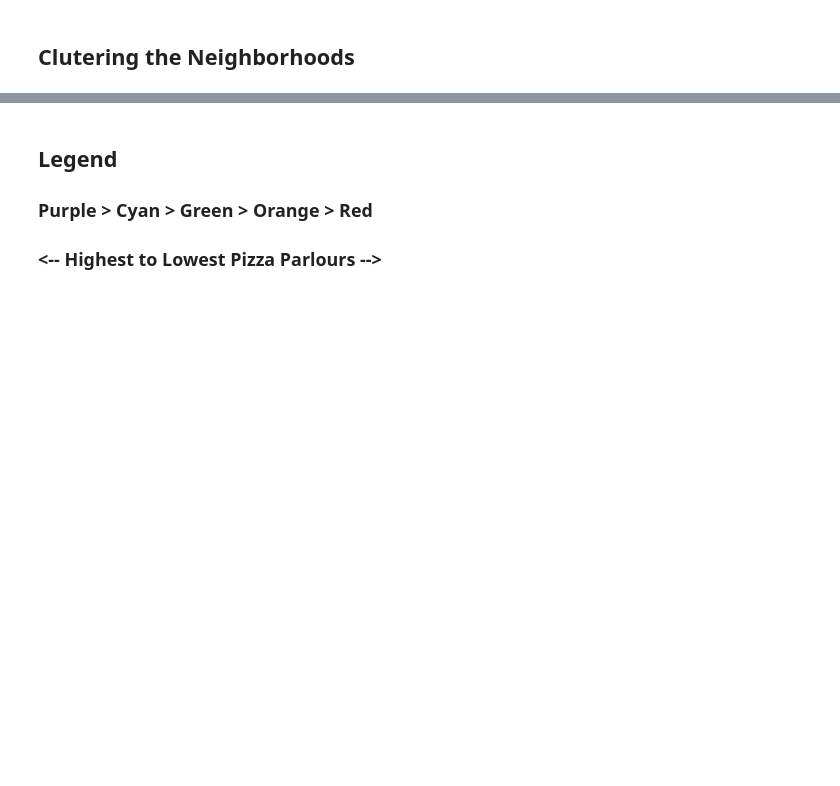
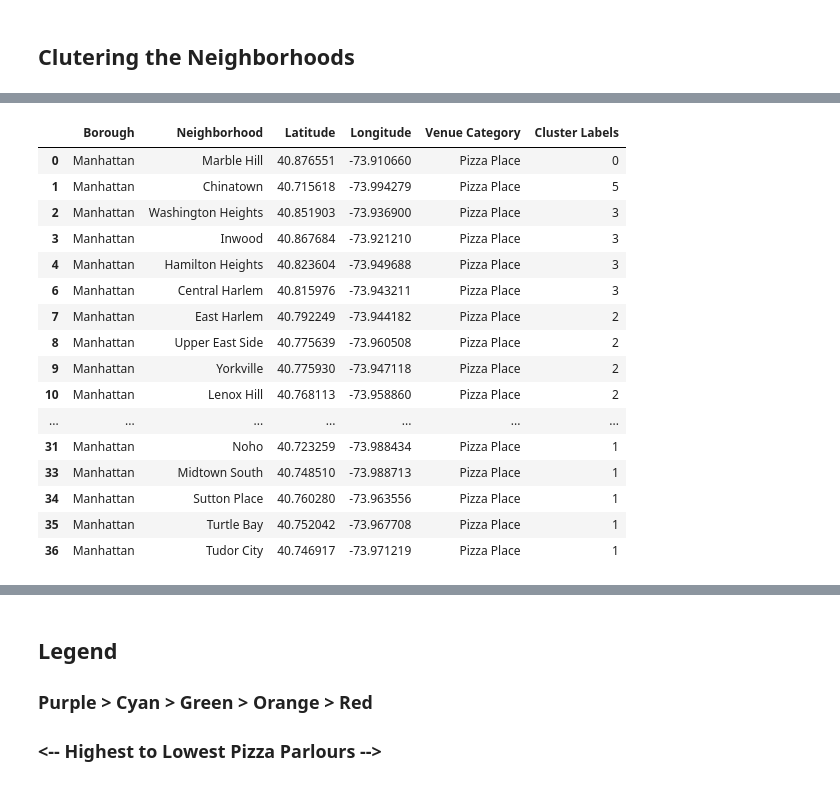
Before and after one commit to FilipKotar/Coursera_Capstone, a Jupyter notebook: Quality of Life in Manhattan Project.ipynb, the cells around one changed output, grey strips where cells are left out. Saved outputs shown, nothing was run; the diff lists cells and outputs as text; code cells hidden in the pictures; blank space fills up the shorter version.

```diff
--- a/Quality of Life in Manhattan Project.ipynb
+++ b/Quality of Life in Manhattan Project.ipynb
@@ -296,24 +278,43 @@ array([0, 5, 4, 4, 4, 4, 2, 2, 2, 2, 2, 2, 2, 3, 3, 3, 3, 3, 3, 1, 1, 1,
 # %%
 # add clustering labels
 #neighborhood_pizza_sorted = pd.DataFrame(pizzaFrequencies[['Neighborhood', 'Venue Category']])
 
 pizza_places_sorted = pizza_places.drop_duplicates()
 pizza_places_sorted.insert(0, 'Cluster Labels', kmeans.labels_)
 
 manhattan_merged = manhattan_data
 
 # merge toronto_grouped with toronto_data to add latitude/longitude for each neighborhood
 manhattan_merged = manhattan_merged.join(pizza_places_sorted.set_index('Neighborhood'), on='Neighborhood')
 
 
 # For some reason I need to convert the 'Cluster Labels' column to integer so these next four lines will do that
 clean_merge = manhattan_merged.dropna(subset=['Borough', 'Cluster Labels'])
 
 int_CL = pd.DataFrame(clean_merge[ 'Cluster Labels' ], dtype=int)
 
 drop_CL = clean_merge.drop(['Cluster Labels'], axis=1)
 
 clusters = pd.concat([drop_CL, int_CL], axis=1)
+clusters
+# %% [output]
+|  | Borough | Neighborhood | Latitude | Longitude | Venue Category | Cluster Labels |
+| 0 | Manhattan | Marble Hill | 40.876551 | -73.910660 | Pizza Place | 0 |
+| 1 | Manhattan | Chinatown | 40.715618 | -73.994279 | Pizza Place | 5 |
+| 2 | Manhattan | Washington Heights | 40.851903 | -73.936900 | Pizza Place | 3 |
+| 3 | Manhattan | Inwood | 40.867684 | -73.921210 | Pizza Place | 3 |
+| 4 | Manhattan | Hamilton Heights | 40.823604 | -73.949688 | Pizza Place | 3 |
+| 6 | Manhattan | Central Harlem | 40.815976 | -73.943211 | Pizza Place | 3 |
+| 7 | Manhattan | East Harlem | 40.792249 | -73.944182 | Pizza Place | 2 |
+| 8 | Manhattan | Upper East Side | 40.775639 | -73.960508 | Pizza Place | 2 |
+| 9 | Manhattan | Yorkville | 40.775930 | -73.947118 | Pizza Place | 2 |
+| 10 | Manhattan | Lenox Hill | 40.768113 | -73.958860 | Pizza Place | 2 |
+| ... | ... | ... | ... | ... | ... | ... |
+| 31 | Manhattan | Noho | 40.723259 | -73.988434 | Pizza Place | 1 |
+| 33 | Manhattan | Midtown South | 40.748510 | -73.988713 | Pizza Place | 1 |
+| 34 | Manhattan | Sutton Place | 40.760280 | -73.963556 | Pizza Place | 1 |
+| 35 | Manhattan | Turtle Bay | 40.752042 | -73.967708 | Pizza Place | 1 |
+| 36 | Manhattan | Tudor City | 40.746917 | -73.971219 | Pizza Place | 1 |
 # %%
 # create map
 map_clusters = folium.Map(location=[latitude, longitude], zoom_start=12)
```
Also changed, not shown: parts of 4 cells of this notebook.
